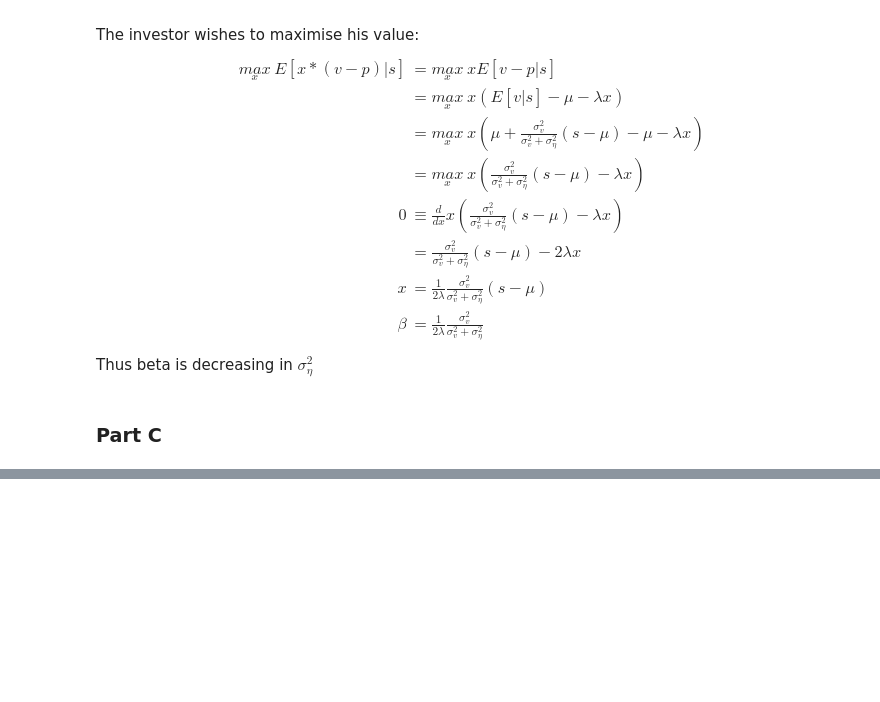
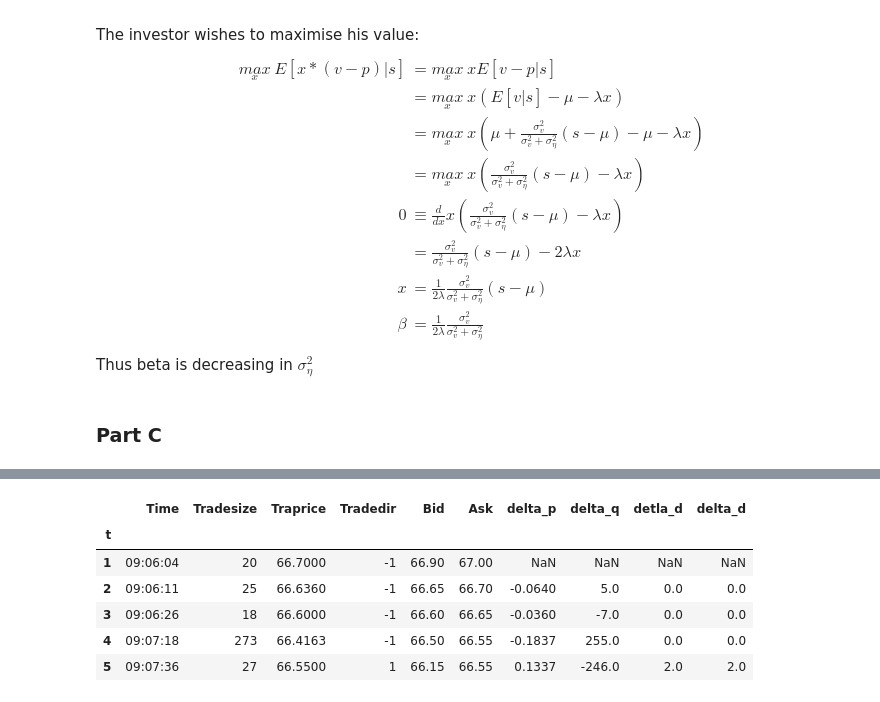
Before and after one commit to CharlieBradford/FINS4792, a Jupyter notebook: Homework.ipynb, the cells around one changed output, grey strips where cells are left out. Drawn from its saved outputs; the diff is of its cells as text; code cells hidden in the pictures; blank space fills up the shorter version.

```diff
--- a/Homework.ipynb
+++ b/Homework.ipynb
@@ -1283,0 +1547,3 @@ Thus beta is decreasing in $\sigma_\eta^2$
+# %%
+data = pd.read_excel("data_2/Ch5_AGF_data.xls", header=1, index_col="t")
+data.head()
@@ -1283,0 +1558,13 @@ Thus beta is decreasing in $\sigma_\eta^2$
+# %%
+data['delta_p'] = data['Traprice'] - data['Traprice'].shift()
+data['delta_q'] = data['Tradesize'] - data['Tradesize'].shift()
+data['delta_d'] = data['Tradedir'] - data['Tradedir'].shift()
+data.head()
+# %% [output]
+|  | Time | Tradesize | Traprice | Tradedir | Bid | Ask | delta_p | delta_q | detla_d | delta_d |
+| t |  |  |  |  |  |  |  |  |  |  |
+| 1 | 09:06:04 | 20 | 66.7000 | -1 | 66.90 | 67.00 | NaN | NaN | NaN | NaN |
+| 2 | 09:06:11 | 25 | 66.6360 | -1 | 66.65 | 66.70 | -0.0640 | 5.0 | 0.0 | 0.0 |
+| 3 | 09:06:26 | 18 | 66.6000 | -1 | 66.60 | 66.65 | -0.0360 | -7.0 | 0.0 | 0.0 |
+| 4 | 09:07:18 | 273 | 66.4163 | -1 | 66.50 | 66.55 | -0.1837 | 255.0 | 0.0 | 0.0 |
+| 5 | 09:07:36 | 27 | 66.5500 | 1 | 66.15 | 66.55 | 0.1337 | -246.0 | 2.0 | 2.0 |
```
Also changed, not shown: parts of 53 cells of this notebook, 1 other file.
